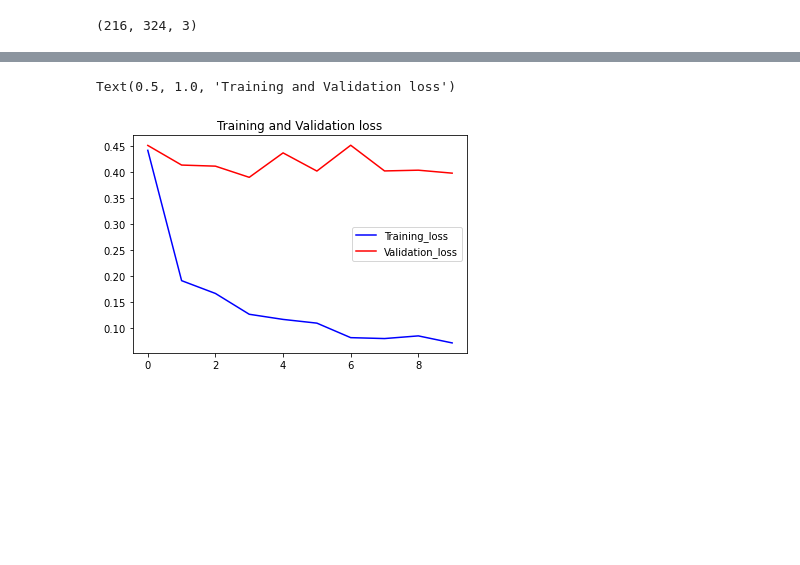
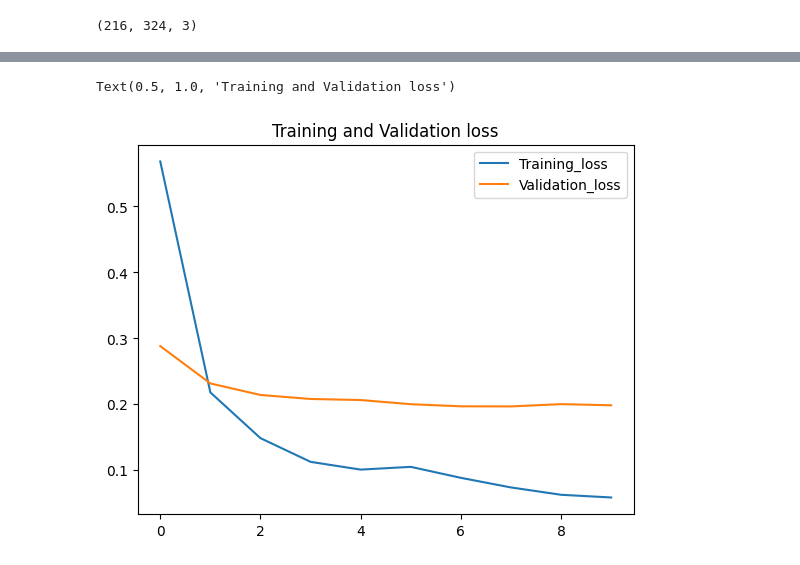
Before and after one commit to mattwyz/CS-766-Project, a Jupyter notebook: Code/hazard_classification.ipynb, the cells around one changed output, grey strips where cells are left out. Cells and saved outputs as stored; diff of their text form; code cells hidden in the pictures; blank space fills up the shorter version.

```diff
--- a/Code/hazard_classification.ipynb
+++ b/Code/hazard_classification.ipynb
@@ -41,7 +47,7 @@ train_datagen = ImageDataGenerator(rescale = 1./255,
 test_datagen = ImageDataGenerator(rescale = 1./255)
 # %%
 # create dataset train
-training_set = train_datagen.flow_from_directory(data_path + 'train',
+training_set = train_datagen.flow_from_directory("./drive/MyDrive/CS_766_Project/Project/MyDataset/train",
                                                  target_size = (300, 300),
                                                  batch_size = 16,
                                                  class_mode = 'categorical',
@@ -51,6 +57,6 @@ Found 723 images belonging to 2 classes.
 # %%
 # Create test data set
-test_set = test_datagen.flow_from_directory(data_path + 'test',
+test_set = test_datagen.flow_from_directory("./drive/MyDrive/CS_766_Project/Project/MyDataset/test",
                                             target_size = (300, 300),
                                             batch_size = 16,
                                             class_mode = 'categorical',
@@ -70,6 +76,6 @@ newModel = AveragePooling2D()(newModel)
 newModel = Flatten()(newModel)
 newModel = Dense(128, activation="relu")(newModel)
 newModel = Dropout(0.5)(newModel)
-newModel = Dense(3, activation='softmax')(newModel)
+newModel = Dense(2, activation='softmax')(newModel)
 
 model = Model(inputs=model.input, outputs=newModel)
@@ -97,7 +106,7 @@ _________________________________________________________________
 opt=Adam(learning_rate=0.0001)
 model.compile(optimizer=opt,loss='categorical_crossentropy',metrics=['accuracy'])
 # %%
-history = model.fit_generator(training_set,
+history = model.fit(training_set,
                               validation_data=test_set,
                               epochs=10)
 # %% [output]
@@ -138,9 +147,9 @@ Text(0.5, 1.0, 'Training and Validation Accuracy')
 # %%
-plt.plot(epochs,loss,label='Training_loss',color='blue')
-plt.plot(epochs,val_loss,label='Validation_loss',color='red')
+plt.plot(epochs,loss,label='Training_loss')
+plt.plot(epochs,val_loss,label='Validation_loss')
 plt.legend()
 plt.title("Training and Validation loss")
 # %% [output]
 Text(0.5, 1.0, 'Training and Validation loss')
-[figure, old version]
+[figure, new version]
 # %%
```
Also changed, not shown: parts of 17 cells of this notebook.
